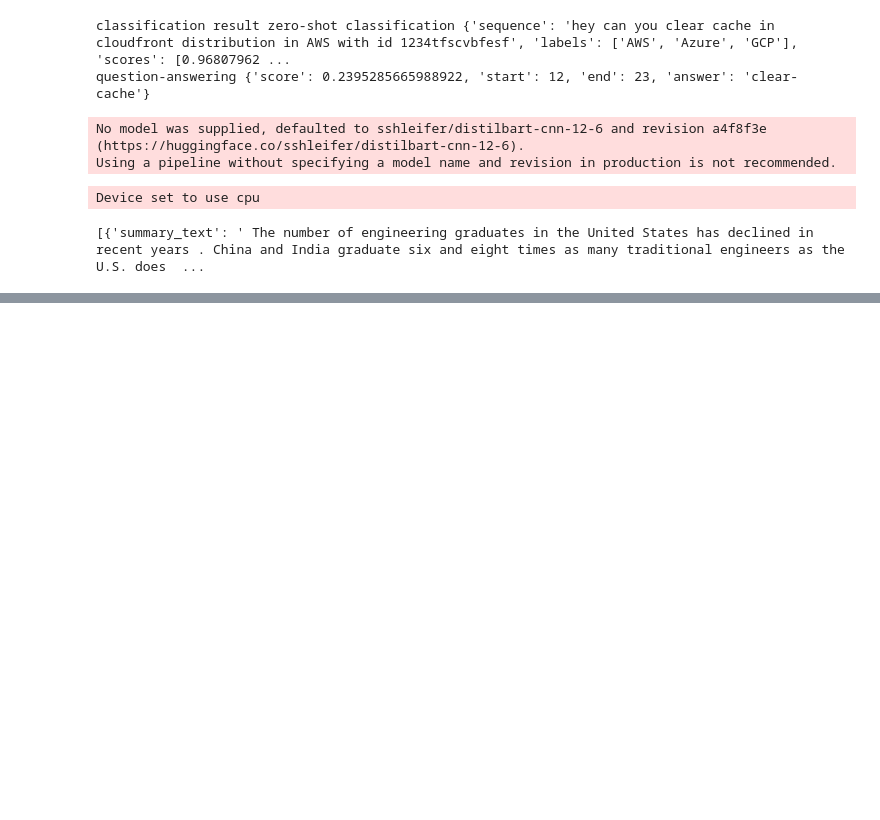
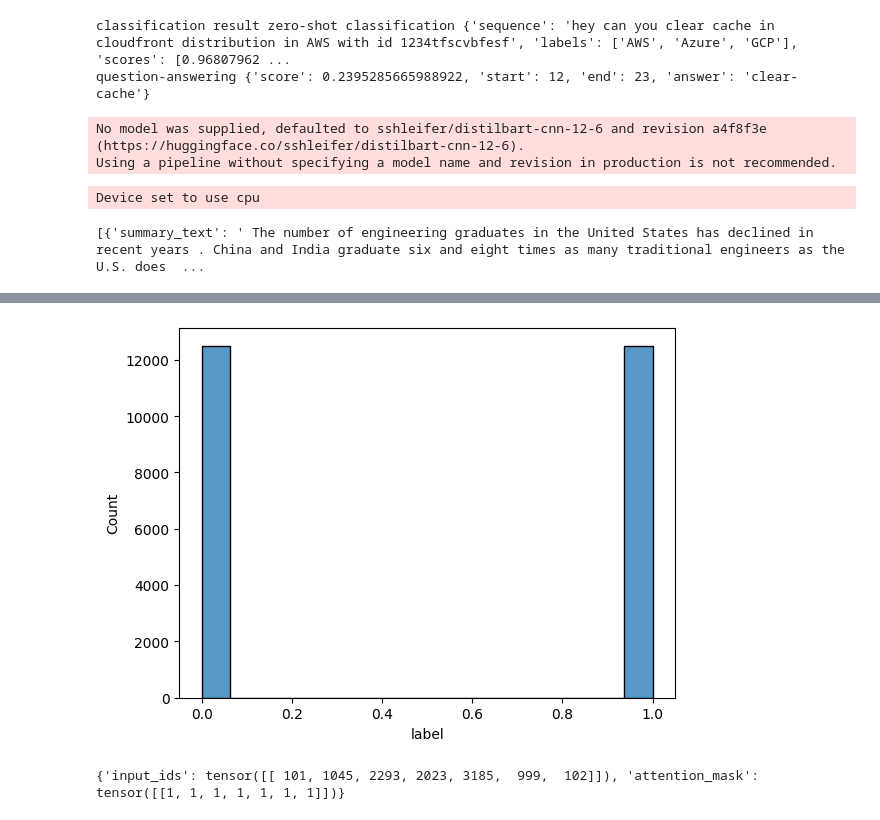
Before and after one commit to ap0072/Agentic-AI, a Jupyter notebook: course/en/chapter1/section3.ipynb, the cells around one changed output, grey strips where cells are left out. Cells and saved outputs as stored; diff of their text form; code cells hidden in the pictures; blank space fills up the shorter version.

```diff
--- a/course/en/chapter1/section3.ipynb
+++ b/course/en/chapter1/section3.ipynb
@@ -272,0 +332,6 @@ imdb["train"][1]
+# %%
+import pandas as pd
+
+dataset_csv = pd.read_csv("imdb_train.csv")
+
+dataset_csv.info()
@@ -273,3 +381,22 @@ imdb["train"][1]
+# %%
+import seaborn as sns
+import matplotlib.pyplot as plt
+sns.histplot(data=dataset_csv, x="label")
+plt.show()
+# %% [output]
+[figure, added]
+# %%
+#practical exmple from copilot
+
+from transformers import DistilBertTokenizer
+
+tokenizer = DistilBertTokenizer.from_pretrained("distilbert-base-uncased")
+
+inputs = tokenizer("I love this movie!", return_tensors="pt")
+
+print(inputs)
+# %% [output]
+{'input_ids': tensor([[ 101, 1045, 2293, 2023, 3185,  999,  102]]), 'attention_mask': tensor([[1, 1, 1, 1, 1, 1, 1]])}
 # %%
 from transformers import AutoTokenizer
 # %%
```
Also changed, not shown: parts of 19 cells of this notebook.
